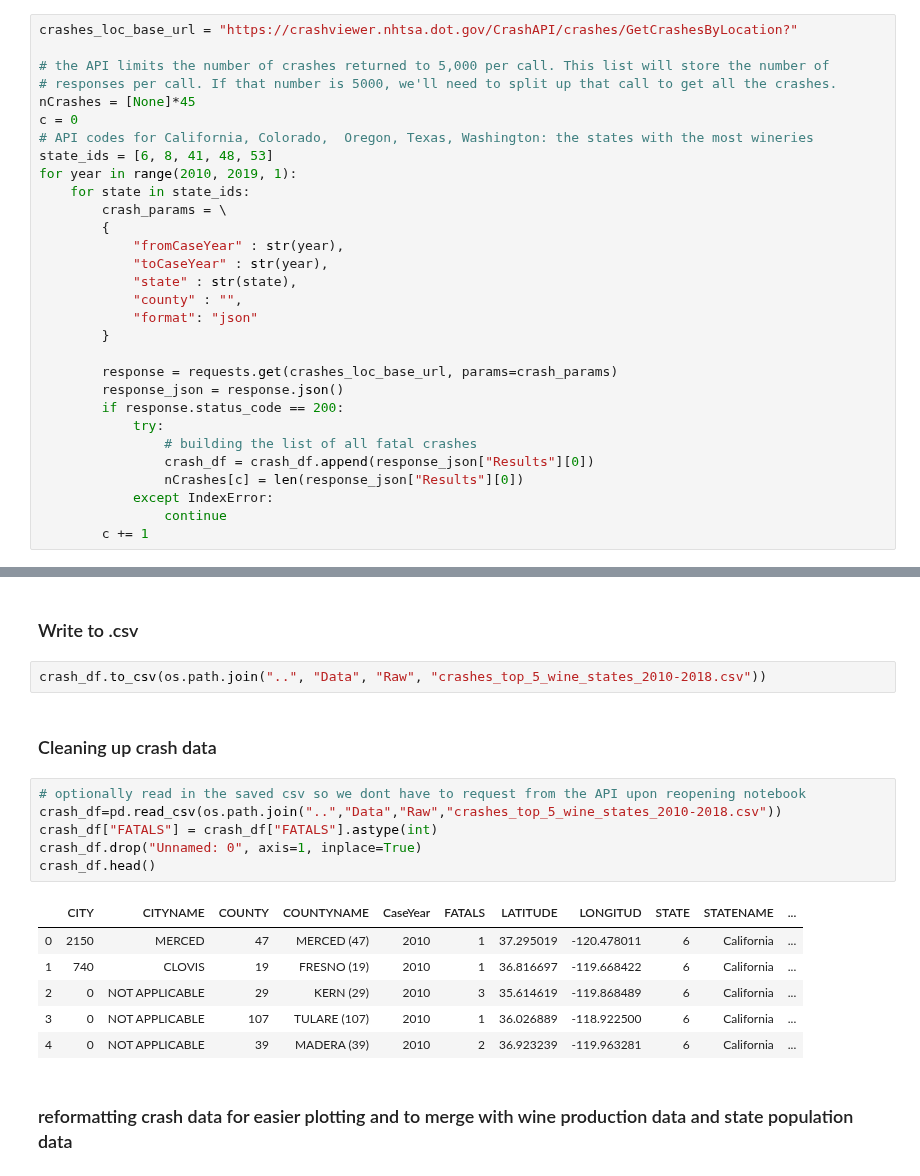
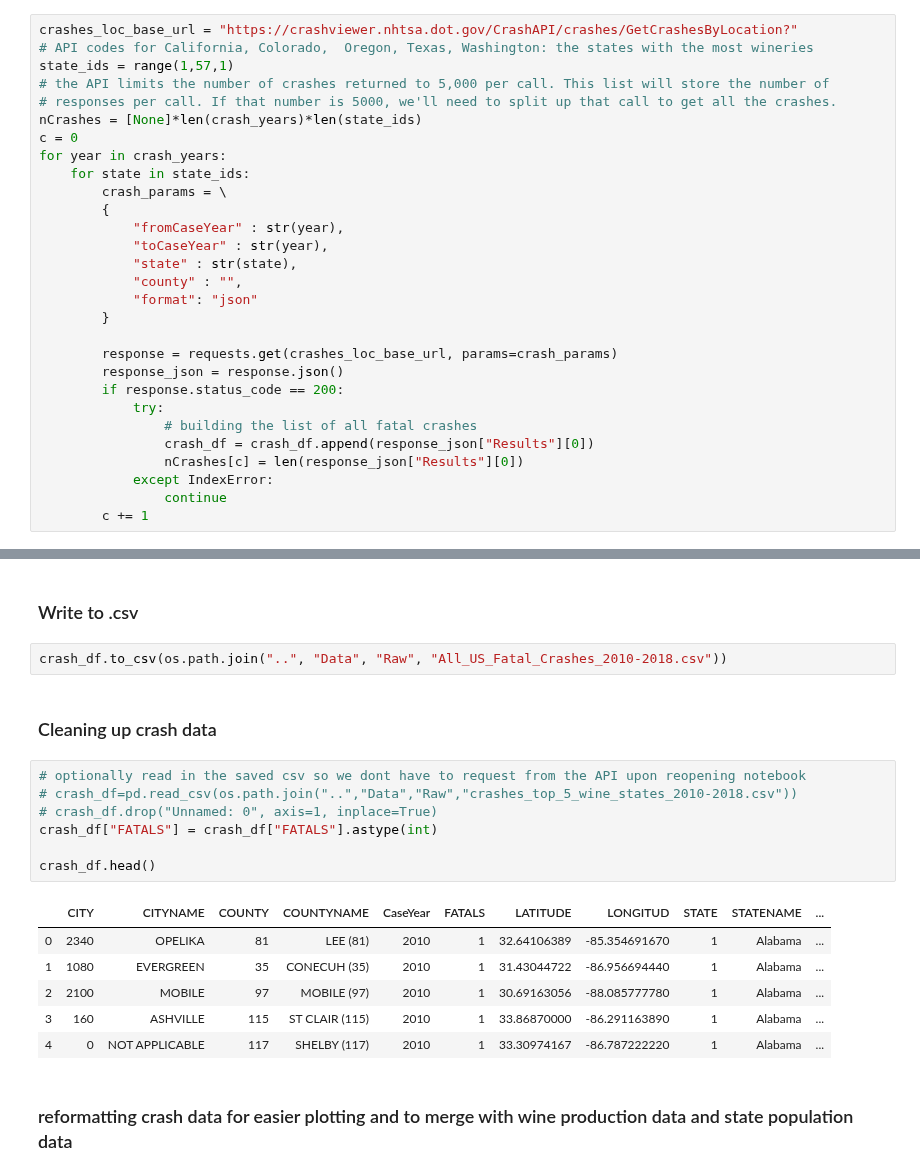
Before and after one commit to epayne323/ProjectOneRepo, a Jupyter notebook: Notebooks/working_EP.ipynb, the cells around one changed output, grey strips where cells are left out. Drawn from its saved outputs; the diff is of its cells as text.

```diff
--- a/Notebooks/working_EP.ipynb
+++ b/Notebooks/working_EP.ipynb
@@ -97,14 +100,13 @@ crash_df.head()
 ### Query the National Highway Traffic Safety Administration (NHTSA) Fatality Analysis Reporting System (FARS) API
 # %%
 crashes_loc_base_url = "https://crashviewer.nhtsa.dot.gov/CrashAPI/crashes/GetCrashesByLocation?"
-
+# API codes for California, Colorado,  Oregon, Texas, Washington: the states with the most wineries
+state_ids = range(1,57,1)
 # the API limits the number of crashes returned to 5,000 per call. This list will store the number of
 # responses per call. If that number is 5000, we'll need to split up that call to get all the crashes.
-nCrashes = [None]*45
+nCrashes = [None]*len(crash_years)*len(state_ids)
 c = 0
-# API codes for California, Colorado,  Oregon, Texas, Washington: the states with the most wineries
-state_ids = [6, 8, 41, 48, 53]
-for year in range(2010, 2019, 1):
+for year in crash_years:
     for state in state_ids:
         crash_params = \
         {
@@ -135,22 +157,23 @@ for year in range(2010, 2019, 1):
 # %% [markdown]
 ### Write to .csv
 # %%
-crash_df.to_csv(os.path.join("..", "Data", "Raw", "crashes_top_5_wine_states_2010-2018.csv"))
+crash_df.to_csv(os.path.join("..", "Data", "Raw", "All_US_Fatal_Crashes_2010-2018.csv"))
 # %% [markdown]
 ### Cleaning up crash data
 # %%
 # optionally read in the saved csv so we dont have to request from the API upon reopening notebook
-crash_df=pd.read_csv(os.path.join("..","Data","Raw","crashes_top_5_wine_states_2010-2018.csv"))
+# crash_df=pd.read_csv(os.path.join("..","Data","Raw","crashes_top_5_wine_states_2010-2018.csv"))
+# crash_df.drop("Unnamed: 0", axis=1, inplace=True)
 crash_df["FATALS"] = crash_df["FATALS"].astype(int)
-crash_df.drop("Unnamed: 0", axis=1, inplace=True)
+
 crash_df.head()
 # %% [output]
 |  | CITY | CITYNAME | COUNTY | COUNTYNAME | CaseYear | FATALS | LATITUDE | LONGITUD | STATE | STATENAME | ... |
-| 0 | 2150 | MERCED | 47 | MERCED (47) | 2010 | 1 | 37.295019 | -120.478011 | 6 | California | ... |
-| 1 | 740 | CLOVIS | 19 | FRESNO (19) | 2010 | 1 | 36.816697 | -119.668422 | 6 | California | ... |
-| 2 | 0 | NOT APPLICABLE | 29 | KERN (29) | 2010 | 3 | 35.614619 | -119.868489 | 6 | California | ... |
-| 3 | 0 | NOT APPLICABLE | 107 | TULARE (107) | 2010 | 1 | 36.026889 | -118.922500 | 6 | California | ... |
-| 4 | 0 | NOT APPLICABLE | 39 | MADERA (39) | 2010 | 2 | 36.923239 | -119.963281 | 6 | California | ... |
+| 0 | 2340 | OPELIKA | 81 | LEE (81) | 2010 | 1 | 32.64106389 | -85.354691670 | 1 | Alabama | ... |
+| 1 | 1080 | EVERGREEN | 35 | CONECUH (35) | 2010 | 1 | 31.43044722 | -86.956694440 | 1 | Alabama | ... |
+| 2 | 2100 | MOBILE | 97 | MOBILE (97) | 2010 | 1 | 30.69163056 | -88.085777780 | 1 | Alabama | ... |
+| 3 | 160 | ASHVILLE | 115 | ST CLAIR (115) | 2010 | 1 | 33.86870000 | -86.291163890 | 1 | Alabama | ... |
+| 4 | 0 | NOT APPLICABLE | 117 | SHELBY (117) | 2010 | 1 | 33.30974167 | -86.787222220 | 1 | Alabama | ... |
 # %% [markdown]
 ### reformatting crash data for easier plotting and to merge with wine production data and state population data
 # %%
```
Also changed, not shown: parts of 12 cells of this notebook, 8 other files.
